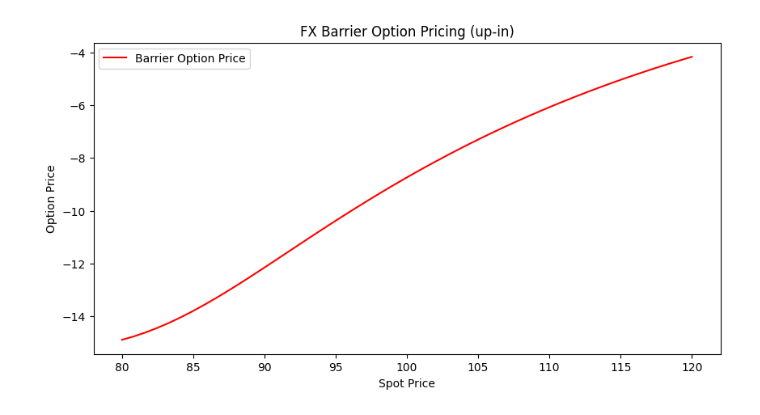
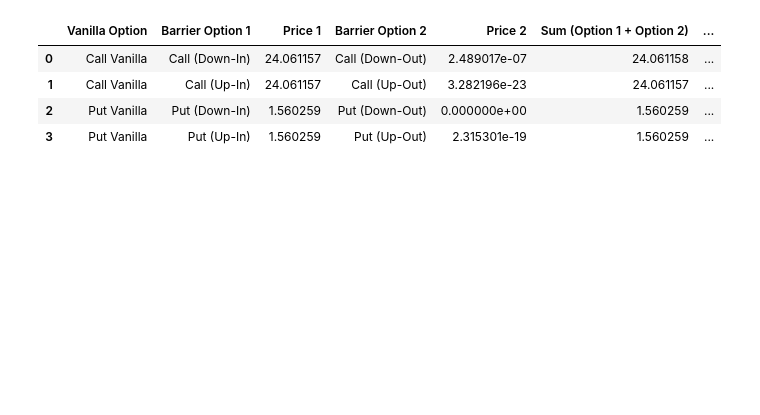
Before and after one commit to VagNikli/FX-Option-Pricing-Model, a Jupyter notebook: notebooks/02_barrier_options.ipynb, the cells around one changed output. Saved outputs shown, nothing was run; the diff lists cells and outputs as text; code cells hidden in the pictures; blank space fills up the shorter version.

```diff
--- a/notebooks/02_barrier_options.ipynb
+++ b/notebooks/02_barrier_options.ipynb
@@ -54,28 +69,49 @@ from src.barrier_options import FXBarrierOption
-# %%
-# Define parameters
-spot_prices = np.linspace(80, 120, 50)
-strike_price = 100
-time_to_maturity = 3
-volatility = 0.2
-domestic_rate = 0.05
-foreign_rate = 0.02
-barrier_level = 110
-barrier_type = "up-in"
-
-barrier_prices = []
-
-# Compute prices for different spot prices
-for S in spot_prices:
-    barrier_option = FXBarrierOption(S, strike_price, time_to_maturity, volatility, domestic_rate, foreign_rate, barrier_level, barrier_type)
-    barrier_prices.append(barrier_option.calculate_barrier_price())
-
-# Plot results
-plt.figure(figsize=(10,5))
-plt.plot(spot_prices, barrier_prices, label="Barrier Option Price", color="red")
-plt.xlabel("Spot Price")
-plt.ylabel("Option Price")
-plt.title(f"FX Barrier Option Pricing ({barrier_type})")
-plt.legend()
-plt.show()
-# %% [output]
-[figure, removed]
+# %%
+# Define test parameters
+spot_price = 120       # Current price of the underlying asset
+strike_price = 100     # Strike price of the option
+barrier_level = 110     # Barrier level (for down options)
+time_to_maturity = 1   # Time to maturity (in years)
+volatility = 0.2       # Volatility (annualized)
+domestic_rate = 0.05   # Domestic risk-free interest rate
+foreign_rate = 0.02    # Foreign risk-free interest rate
+num_steps = 500        # Steps in binomial tree for accuracy
+
+# Initialize Black-Scholes model for vanilla options
+bs_model = BlackScholes(spot_price, strike_price, time_to_maturity, volatility, domestic_rate, foreign_rate)
+call_vanilla_price = bs_model.calculate_vanilla_price("call")
+put_vanilla_price = bs_model.calculate_vanilla_price("put")
+
+# Compute barrier option prices using BinomialBarrierOption
+call_down_in_price = BinomialBarrierOption(spot_price, strike_price, time_to_maturity, volatility, domestic_rate, foreign_rate, barrier_level, "down-in", "call", num_steps).price()
+call_down_out_price = BinomialBarrierOption(spot_price, strike_price, time_to_maturity, volatility, domestic_rate, foreign_rate, barrier_level, "down-out", "call", num_steps).price()
+call_up_in_price = BinomialBarrierOption(spot_price, strike_price, time_to_maturity, volatility, domestic_rate, foreign_rate, barrier_level, "up-in", "call", num_steps).price()
+call_up_out_price = BinomialBarrierOption(spot_price, strike_price, time_to_maturity, volatility, domestic_rate, foreign_rate, barrier_level, "up-out", "call", num_steps).price()
+
+put_down_in_price = BinomialBarrierOption(spot_price, strike_price, time_to_maturity, volatility, domestic_rate, foreign_rate, barrier_level, "down-in", "put", num_steps).price()
+put_down_out_price = BinomialBarrierOption(spot_price, strike_price, time_to_maturity, volatility, domestic_rate, foreign_rate, barrier_level, "down-out", "put", num_steps).price()
+put_up_in_price = BinomialBarrierOption(spot_price, strike_price, time_to_maturity, volatility, domestic_rate, foreign_rate, barrier_level, "up-in", "put", num_steps).price()
+put_up_out_price = BinomialBarrierOption(spot_price, strike_price, time_to_maturity, volatility, domestic_rate, foreign_rate, barrier_level, "up-out", "put", num_steps).price()
+
+# Store results in a table
+results_table = pd.DataFrame({
+    "Vanilla Option": ["Call Vanilla", "Call Vanilla", "Put Vanilla", "Put Vanilla"],
+    "Barrier Option 1": ["Call (Down-In)", "Call (Up-In)", "Put (Down-In)", "Put (Up-In)"],
+    "Price 1": [call_down_in_price, call_up_in_price, put_down_in_price, put_up_in_price],
+    "Barrier Option 2": ["Call (Down-Out)", "Call (Up-Out)", "Put (Down-Out)", "Put (Up-Out)"],
+    "Price 2": [call_down_out_price, call_up_out_price, put_down_out_price, put_up_out_price],
+    "Sum (Option 1 + Option 2)": [call_down_in_price + call_down_out_price,
+                                   call_up_in_price + call_up_out_price,
+                                   put_down_in_price + put_down_out_price,
+                                   put_up_in_price + put_up_out_price],
+    "Vanilla Price": [call_vanilla_price, call_vanilla_price, put_vanilla_price, put_vanilla_price],
+})
+
+# Display the results
+results_table
+# %% [output]
+|  | Vanilla Option | Barrier Option 1 | Price 1 | Barrier Option 2 | Price 2 | Sum (Option 1 + Option 2) | ... |
+| 0 | Call Vanilla | Call (Down-In) | 24.061157 | Call (Down-Out) | 2.489017e-07 | 24.061158 | ... |
+| 1 | Call Vanilla | Call (Up-In) | 24.061157 | Call (Up-Out) | 3.282196e-23 | 24.061157 | ... |
+| 2 | Put Vanilla | Put (Down-In) | 1.560259 | Put (Down-Out) | 0.000000e+00 | 1.560259 | ... |
+| 3 | Put Vanilla | Put (Up-In) | 1.560259 | Put (Up-Out) | 2.315301e-19 | 1.560259 | ... |
```
Also changed, not shown: parts of 6 cells of this notebook, 8 other files.
